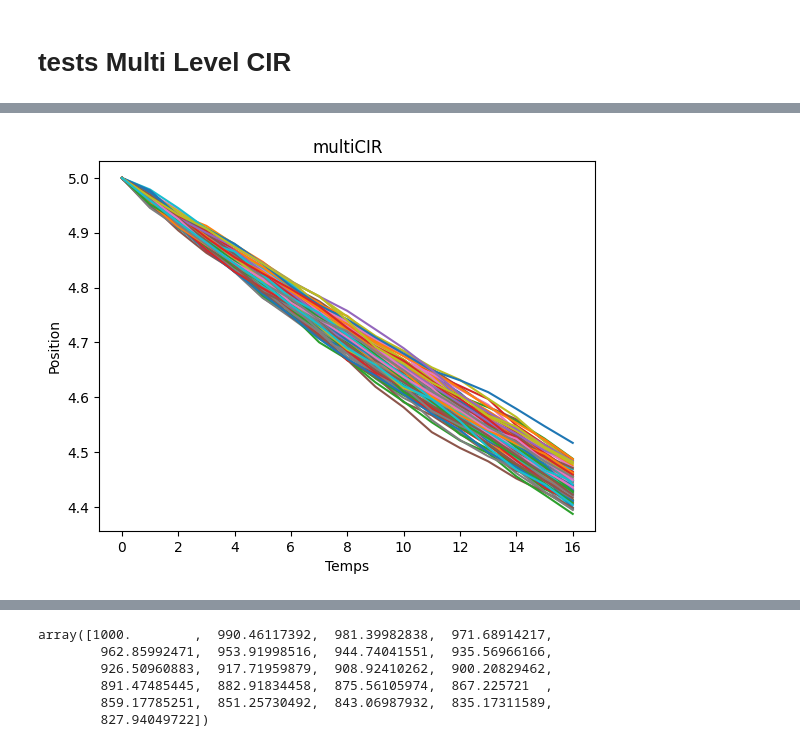
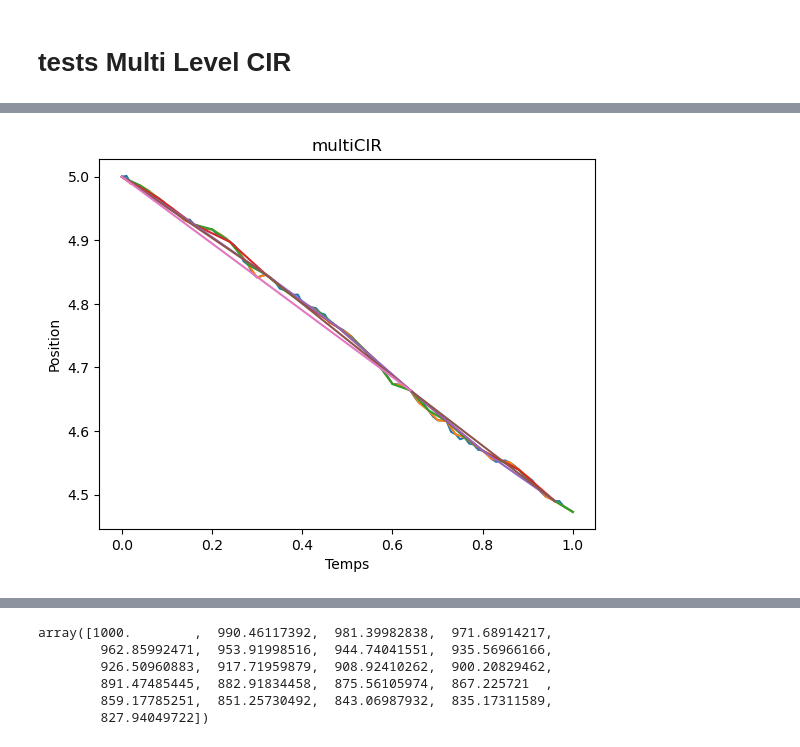
Before and after one commit to Thomasaujoux/Monte_Carlo_Option_Pricing, a Jupyter notebook: main.ipynb, the cells around one changed output, grey strips where cells are left out. Saved outputs shown, nothing was run; the diff lists cells and outputs as text; code cells hidden in the pictures.

```diff
--- a/main.ipynb
+++ b/main.ipynb
@@ -298,0 +320,4 @@ M = CIR.multiCIR_ML(alpha, b, sigma, L, T, S_0, nb_samples)
+# %%
+multiCIR=[]
+M = CIR.CIR_new(alpha, b, sigma, 1/100, T, S_0)
+multiCIR.append(M)
@@ -299,12 +344,16 @@ M = CIR.multiCIR_ML(alpha, b, sigma, L, T, S_0, nb_samples)
+# %%
+for j in range(10):
+    A = ([multiCIR[j][0][i] for i in range(0,len(multiCIR[j][0]),2)],[multiCIR[j][1][i] for i in range(0,len(multiCIR[j][0]),2)])
+    multiCIR.append(A)
 # %%
-for i in range(nb_samples):
-    plt.plot(M[i])
+for i in range(10):
+    plt.plot(multiCIR[i][0],multiCIR[i][1])
 plt.xlabel('Temps')
 plt.ylabel('Position')
 plt.title('multiCIR')
 plt.show()
 # %% [output]
-[figure, old version]
+[figure, new version]
 # %%
 zap = CIR.CIR(alpha, b, sigma, T, k, S_0)
 zap2 = CIR.CIR_ML(alpha, b, sigma, T, k, S_0,5)
```
Also changed, not shown: parts of 10 cells of this notebook, 1 other file.
